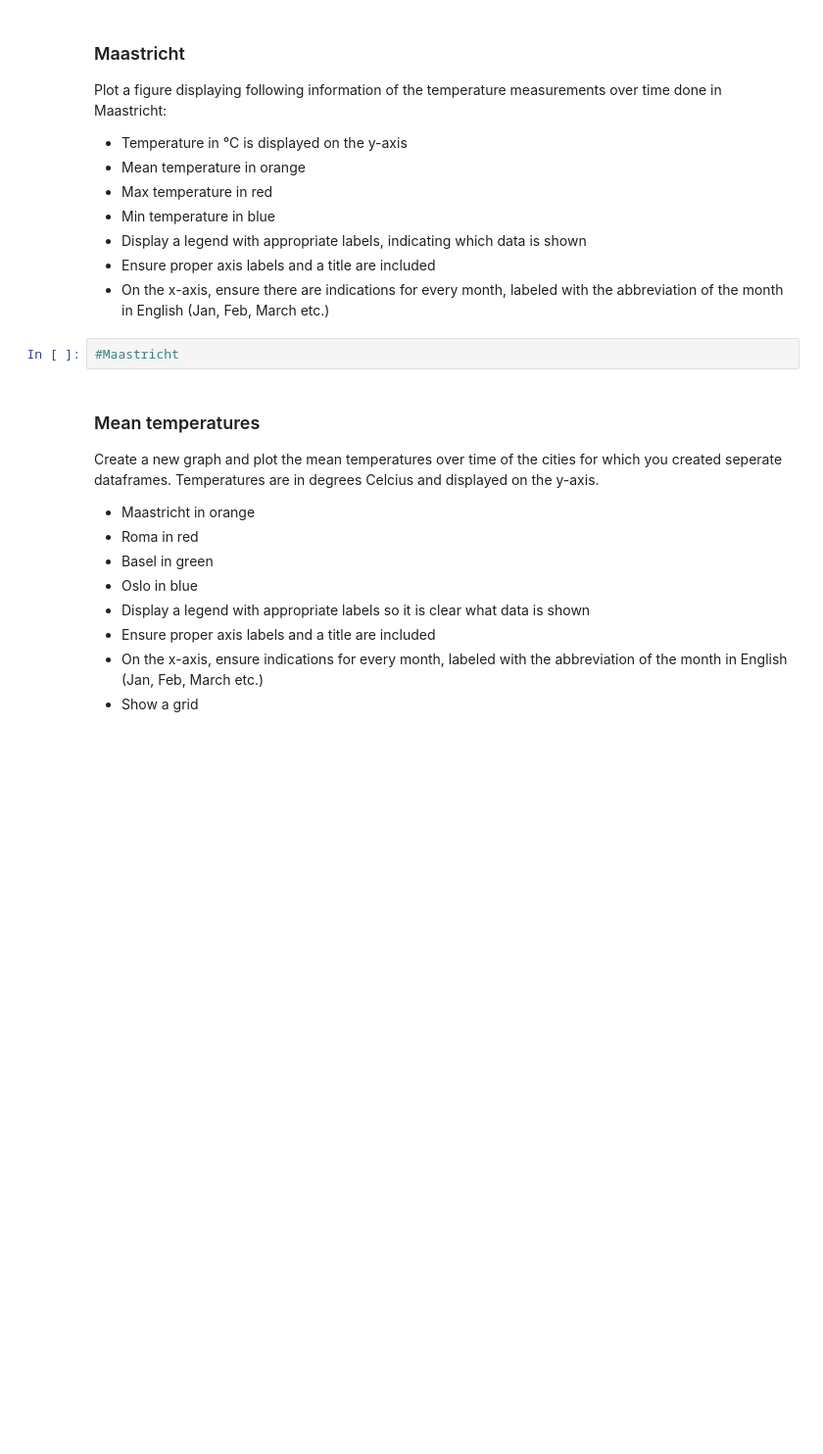
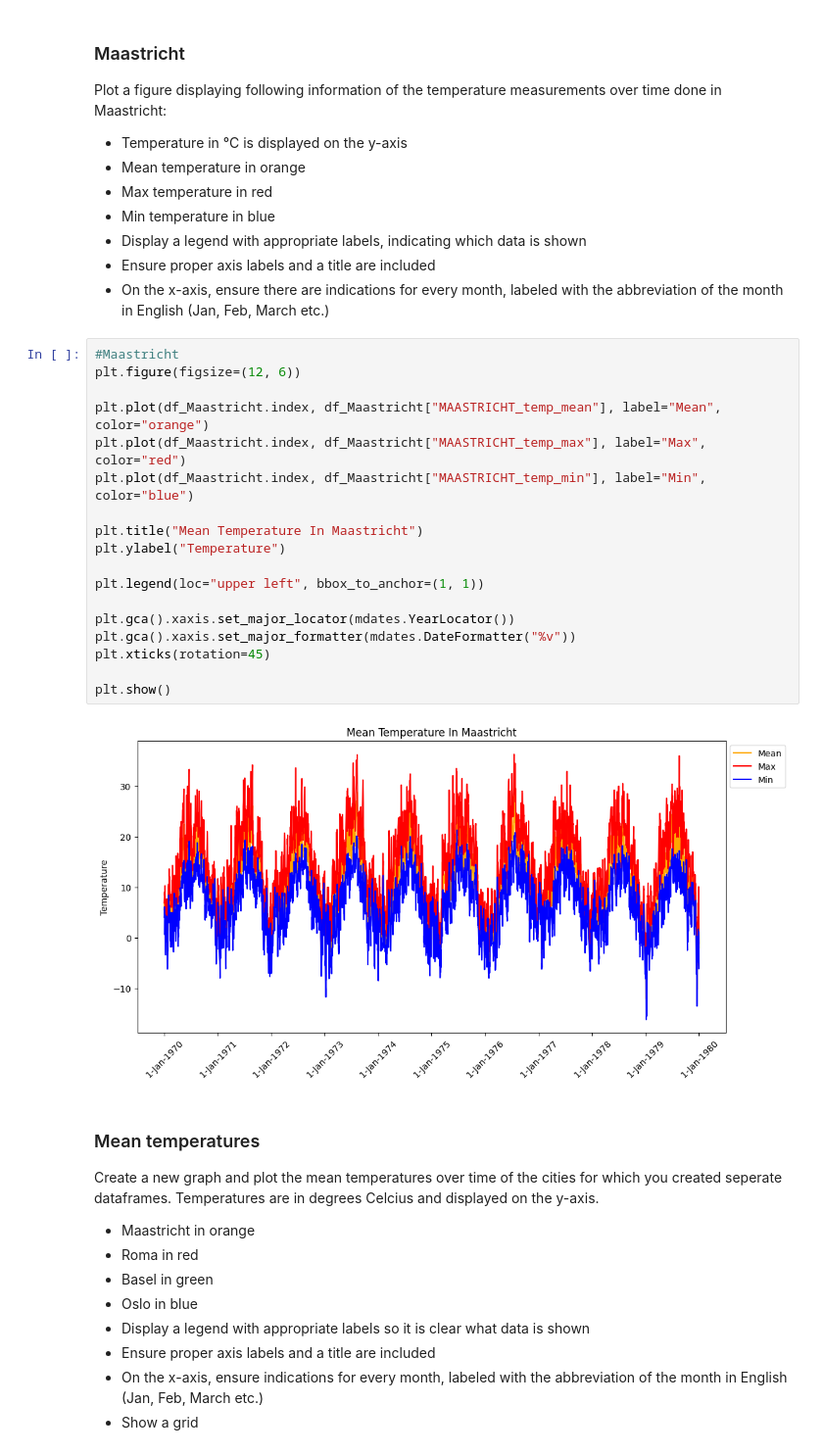
Before and after one commit to Matthayas/P2-coursematerial-2425, a Jupyter notebook: 06-sample-exam/01-weather/weather_EN.ipynb, the cells around one changed output. Shown: that part at 98% size. Cells and saved outputs as stored; diff of their text form; blank space fills up the shorter version.

```diff
--- a/06-sample-exam/01-weather/weather_EN.ipynb
+++ b/06-sample-exam/01-weather/weather_EN.ipynb
@@ -112,8 +113,26 @@ Plot a figure displaying following information of the temperature measurements o
 * Display a legend with appropriate labels, indicating which data is shown
 * Ensure proper axis labels and a title are included
 * On the x-axis, ensure there are indications for every month, labeled with the abbreviation of the month in English (Jan, Feb, March etc.)
-# %%
-#Maastricht
+# %%
+#Maastricht
+plt.figure(figsize=(12, 6))
+
+plt.plot(df_Maastricht.index, df_Maastricht["MAASTRICHT_temp_mean"], label="Mean", color="orange")
+plt.plot(df_Maastricht.index, df_Maastricht["MAASTRICHT_temp_max"], label="Max", color="red")
+plt.plot(df_Maastricht.index, df_Maastricht["MAASTRICHT_temp_min"], label="Min", color="blue")
+
+plt.title("Mean Temperature In Maastricht")
+plt.ylabel("Temperature")
+
+plt.legend(loc="upper left", bbox_to_anchor=(1, 1))
+
+plt.gca().xaxis.set_major_locator(mdates.YearLocator())
+plt.gca().xaxis.set_major_formatter(mdates.DateFormatter("%v"))
+plt.xticks(rotation=45)
+
+plt.show()
+# %% [output]
+[figure, added]
 # %% [markdown]
 ### Mean temperatures
 Create a new graph and plot the mean temperatures over time of the cities for which you created seperate dataframes. Temperatures are in degrees Celcius and displayed on the y-axis.
```
Also changed, not shown: parts of 3 cells of this notebook.
